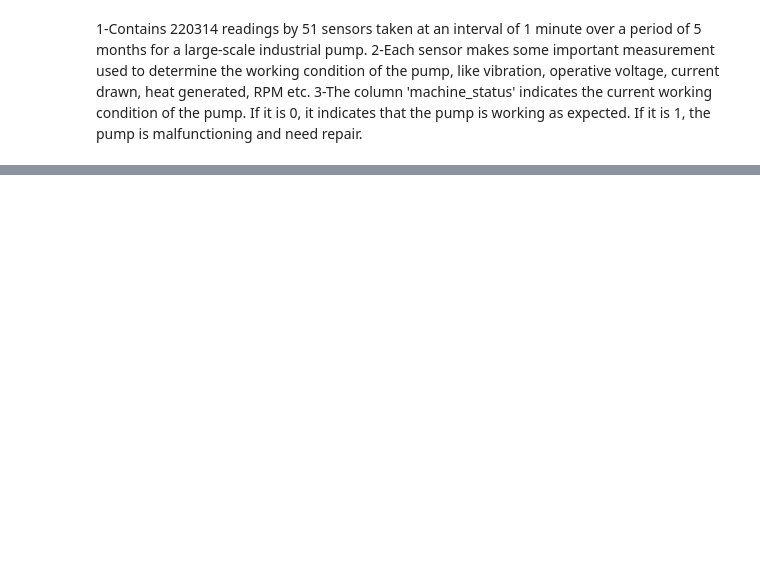
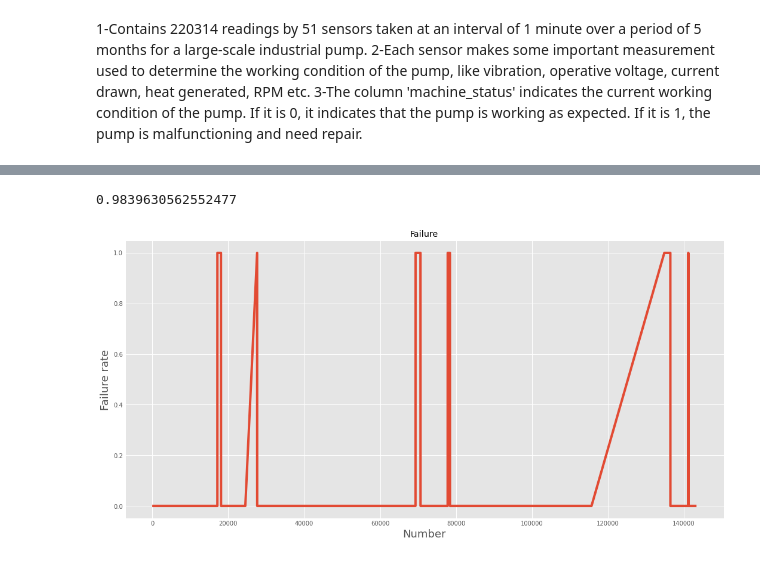
Before and after one commit to adityasaxena-crypto/Ntcc-model-2, a Jupyter notebook: ntcc_Xbg_.ipynb, the cells around one changed output, grey strips where cells are left out. Drawn from its saved outputs; the diff is of its cells as text; code cells hidden in the pictures; blank space fills up the shorter version.

```diff
--- a/ntcc_Xbg_.ipynb
+++ b/ntcc_Xbg_.ipynb
@@ -18,7 +24,7 @@ import pydotplus
 2-Each sensor makes some important measurement used to determine the working condition of the pump, like vibration, operative voltage, current drawn, heat generated, RPM etc.
 3-The column 'machine_status' indicates the current working condition of the pump. If it is 0, it indicates that the pump is working as expected. If it is 1, the pump is malfunctioning and need repair.
 # %%
-sensor_data = pd.read_csv("sensor.csv")
+sensor_data = pd.read_csv('/content/drive/MyDrive/data/sensor.csv')
 sensor_data = sensor_data.dropna()
 print(sensor_data)
 # %% [output]
@@ -66,0 +94,7 @@ classifier.score(X_test,y_test)
+# %%
+from sklearn.naive_bayes import GaussianNB
+clf = GaussianNB()
+clf.fit(X_train, y_train)
+clf.score(X_test,y_test)
+# %% [output]
+0.9839630562552477
@@ -66,0 +103,15 @@ classifier.score(X_test,y_test)
+# %%
+%matplotlib inline
+import matplotlib.pyplot as plt
+import pandas as pd
+plt.style.use('fivethirtyeight')
+# %%
+plt.style.use("ggplot")
+plt.figure(figsize=(16,8))
+plt.title("Failure")
+plt.ylabel('Failure rate', fontsize=18)
+plt.xlabel('Number',fontsize=18)
+plt.plot(sensor_data['machine_status'])
+plt.show()
+# %% [output]
+[figure, added]
```
Also changed, not shown: parts of 18 cells of this notebook.
